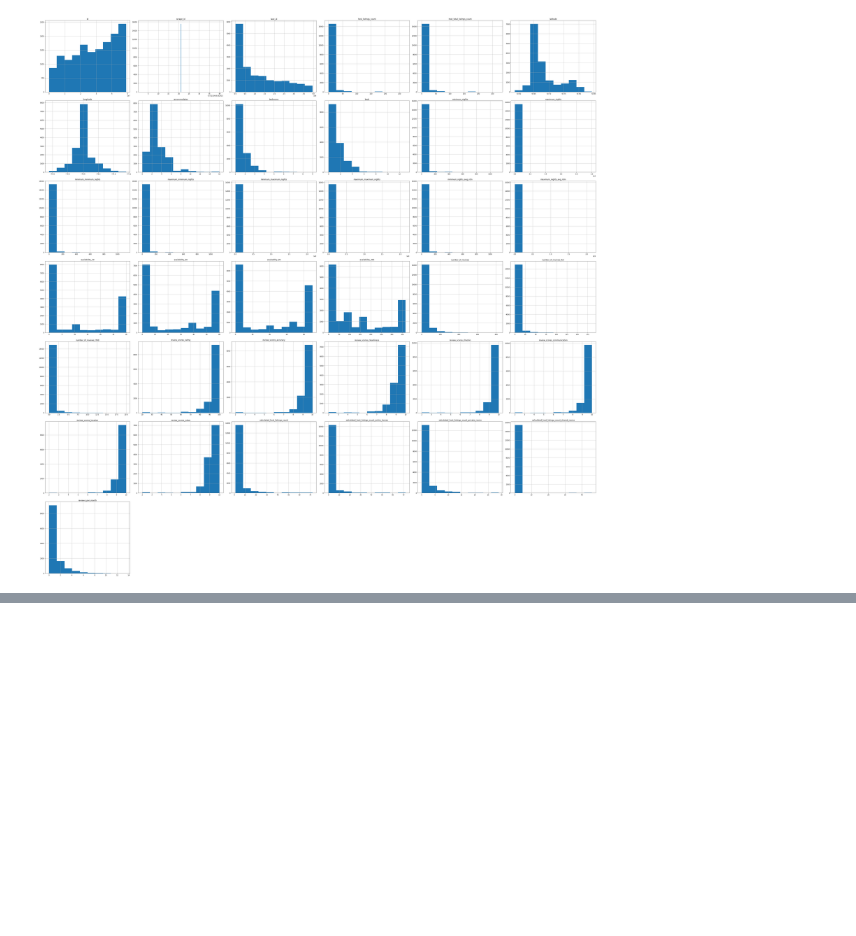
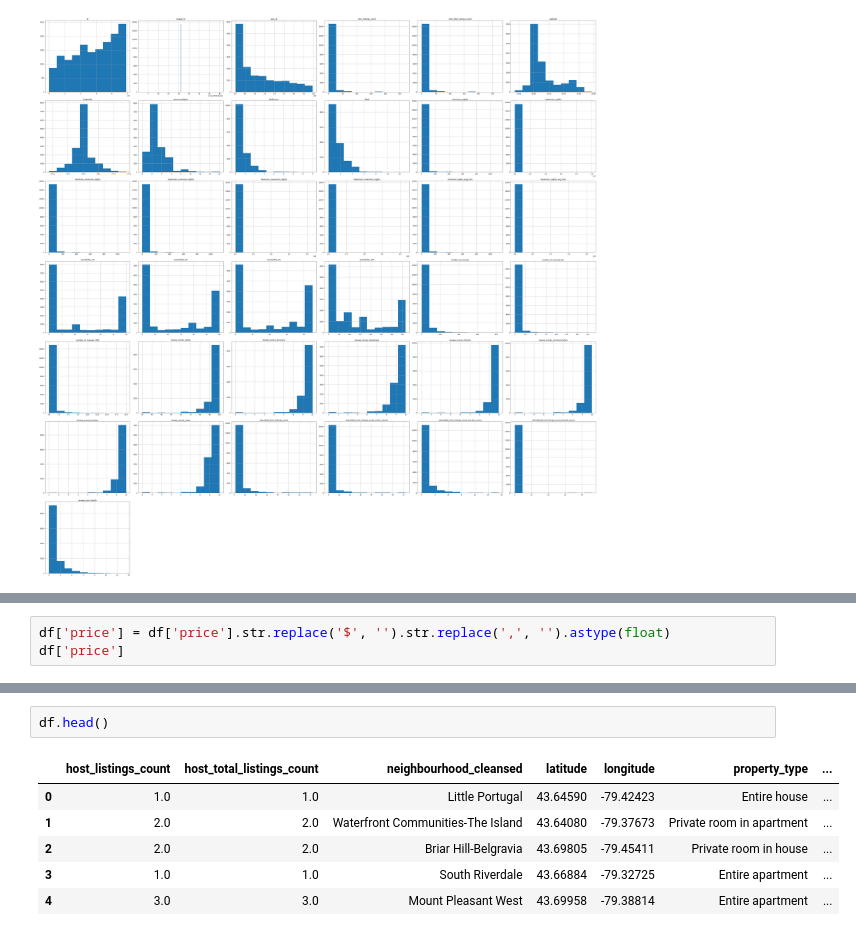
Before and after one commit to GKPSingh/Toronto-Airbnb, a Jupyter notebook: Data-Wrangling.ipynb, the cells around one changed output, grey strips where cells are left out. Drawn from its saved outputs; the diff is of its cells as text; blank space fills up the shorter version.

```diff
--- a/Data-Wrangling.ipynb
+++ b/Data-Wrangling.ipynb
@@ -139,0 +184,3 @@ Name: neighbourhood_cleansed, Length: 140, dtype: int64
+# %%
+df['price'] = df['price'].str.replace('$', '').str.replace(',', '').astype(float)
+df['price']
@@ -139,0 +200,9 @@ Name: neighbourhood_cleansed, Length: 140, dtype: int64
+# %%
+df.head()
+# %% [output]
+|  | host_listings_count | host_total_listings_count | neighbourhood_cleansed | latitude | longitude | property_type | ... |
+| 0 | 1.0 | 1.0 | Little Portugal | 43.64590 | -79.42423 | Entire house | ... |
+| 1 | 2.0 | 2.0 | Waterfront Communities-The Island | 43.64080 | -79.37673 | Private room in apartment | ... |
+| 2 | 2.0 | 2.0 | Briar Hill-Belgravia | 43.69805 | -79.45411 | Private room in house | ... |
+| 3 | 1.0 | 1.0 | South Riverdale | 43.66884 | -79.32725 | Entire apartment | ... |
+| 4 | 3.0 | 3.0 | Mount Pleasant West | 43.69958 | -79.38814 | Entire apartment | ... |
```
Also changed, not shown: parts of 11 cells of this notebook.
